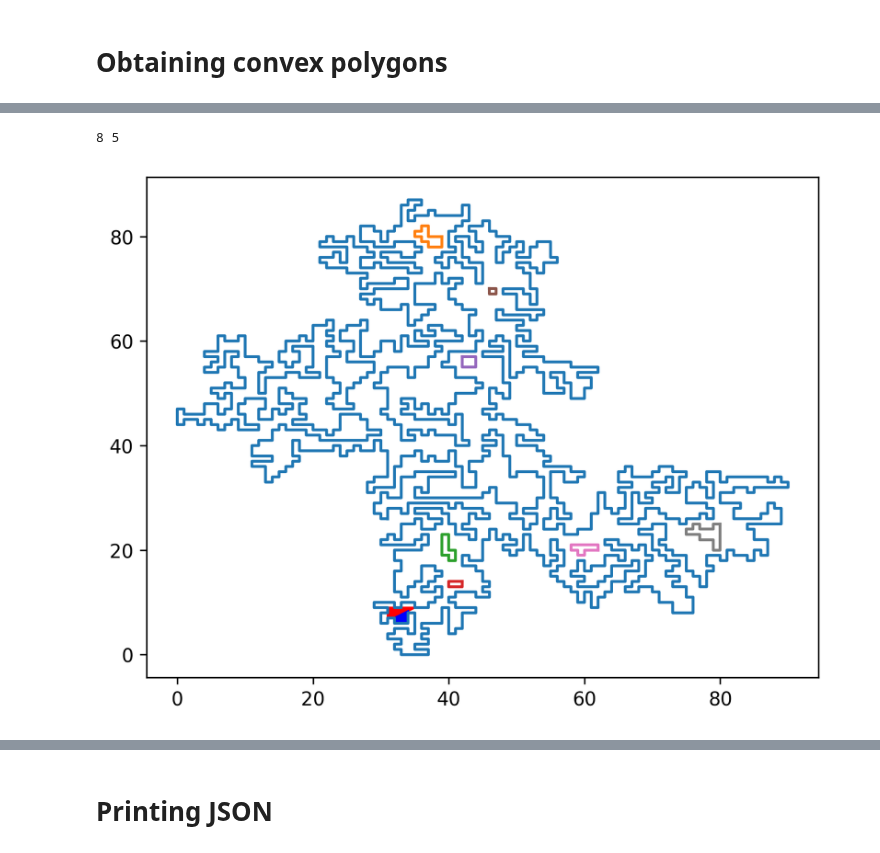
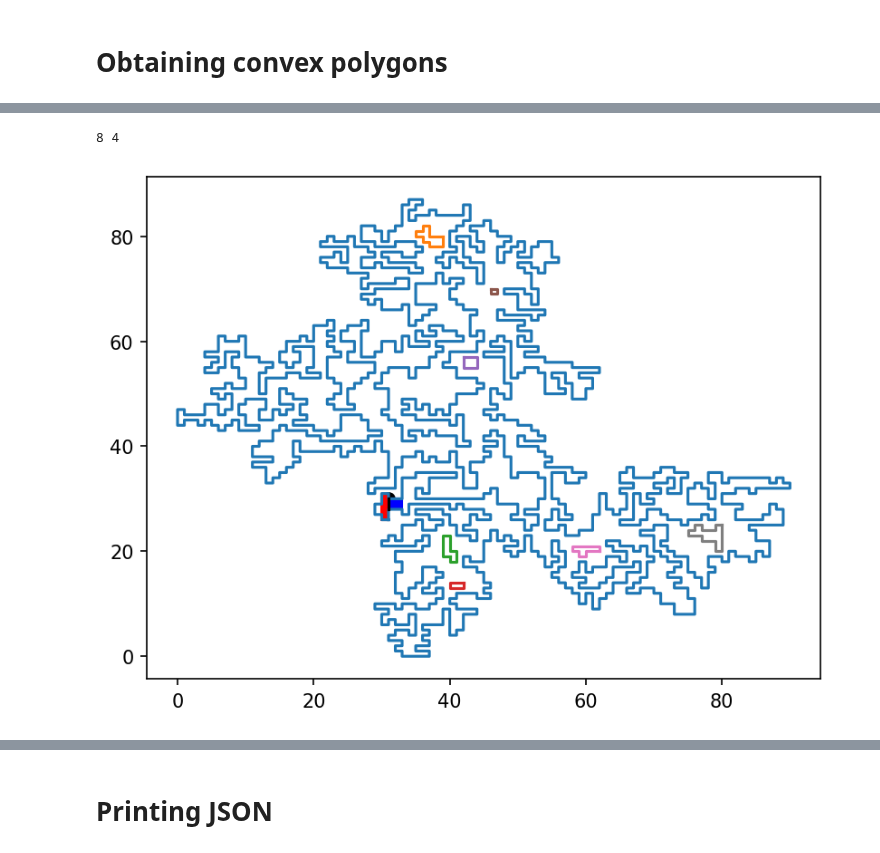
Before and after one commit to theodle/2IMA15-project, a Jupyter notebook: prototyping.ipynb, the cells around one changed output, grey strips where cells are left out. Saved outputs shown, nothing was run; the diff lists cells and outputs as text; code cells hidden in the pictures.

```diff
--- a/prototyping.ipynb
+++ b/prototyping.ipynb
@@ -108,7 +96,7 @@ plt.show()
 # Polygon & helper classes
 # %%
 class Point:
-    def __init__(self, x, y, parent, incoming, outgoing):
+    def __init__(self, x, y, parent = None, incoming = [], outgoing = []):
         self.coordinate = (x,y)
         self.parent = parent
         self.incoming = incoming
@@ -261,9 +249,9 @@ if ishole:
     print("Updated (Outside + Holes) polygon has now", len(poly.edges), "Edges and", len(poly.points), "Points, Including", len(poly.holes), "Holes")
     #for element in poly.points:
     #    print(element.coordinate, element.parent, (element.incoming[0].pt1, element.incoming[0].pt2), (element.outgoing[0].pt1, element.outgoing[0].pt2))
-    for holex in poly.holes:
-        for pt in holex.points:
-            print(pt.coordinate)
+    # for holex in poly.holes:
+    #     for pt in holex.points:
+    #         print(pt.coordinate)
     #for elem in range(len(alledges)):
     #    print(alledges[elem].pt1, alledges[elem].pt2)
 # %% [output]
@@ -1648,24 +1626,26 @@ def get_polygons_adj_half_edge(half_edges, polygons):
 
     return cvex1, cvex2
 # %%
-c1, c2 = get_polygons_adj_half_edge(newedges[37], [])
+x = 0
+c1, c2 = get_polygons_adj_half_edge(newedges[x], [])
 
 print(len(c1), len(c2))
 
 polygon_plt()
+edge_plt(newedges[x][0])
 
 xs = [e.pt1.coordinate[0] for e in c1]
 ys = [e.pt1.coordinate[1] for e in c1]
 
 plt.fill(xs, ys, c='red')
 
 xs = [e.pt1.coordinate[0] for e in c2]
 ys = [e.pt1.coordinate[1] for e in c2]
 
 plt.fill(xs, ys, c='blue')
 
-plt.gcf().set_dpi(300)
+plt.gcf().set_dpi(150)
 plt.show()
 # %% [output]
-8 5
+8 4
-[figure, old version]
+[figure, new version]
```
Also changed, not shown: parts of 16 cells of this notebook, 2 other files.
